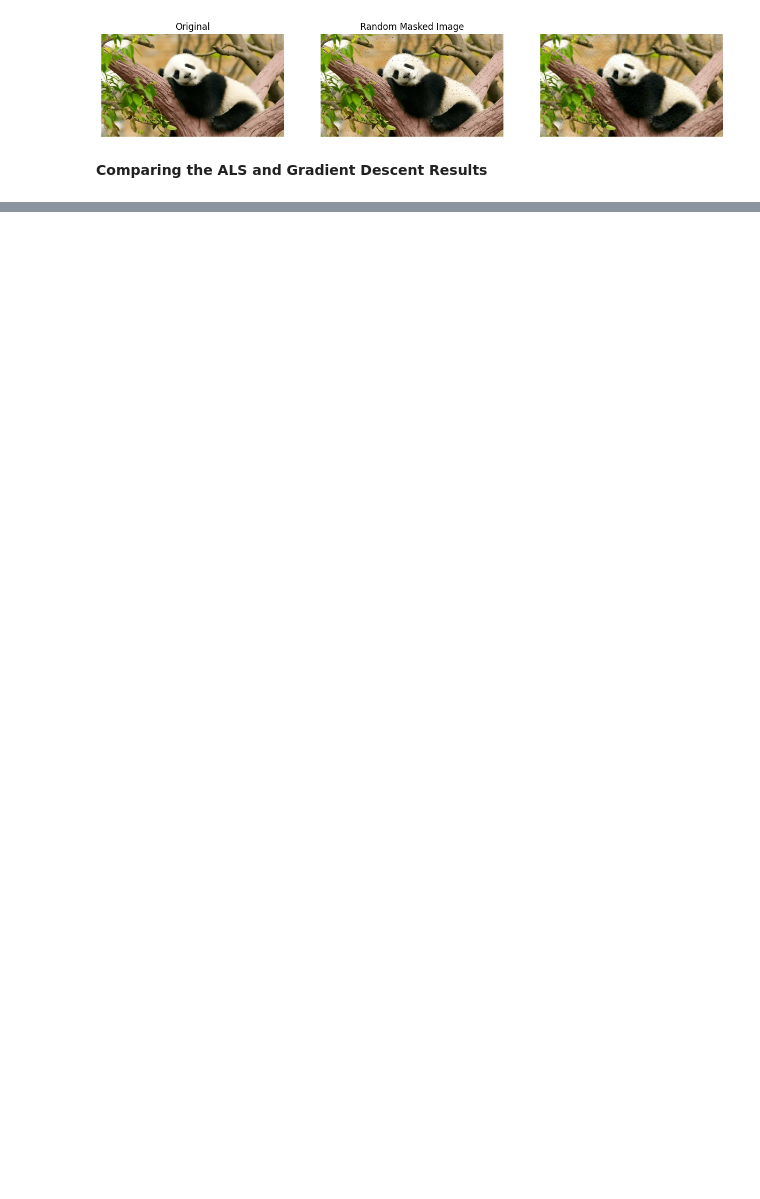
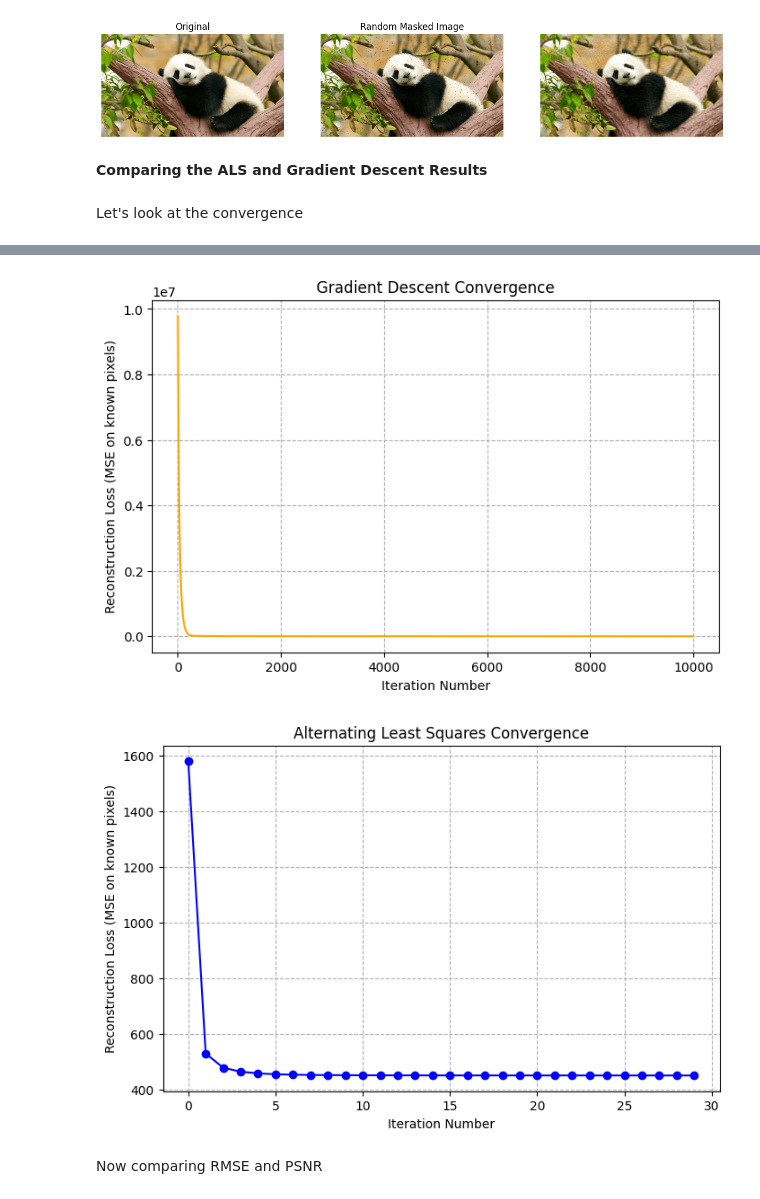
Before and after one commit to HarshJamgaonkar05/ES---335-ML-Assignment-2, a Jupyter notebook: Task 4/Image-Reconstruction.ipynb, the cells around one changed output, grey strips where cells are left out. Drawn from its saved outputs; the diff is of its cells as text; code cells hidden in the pictures; blank space fills up the shorter version.

```diff
--- a/Task 4/Image-Reconstruction.ipynb
+++ b/Task 4/Image-Reconstruction.ipynb
@@ -287,7 +292,9 @@ color_rec_block = []
 for c in range(C):
     X = color_img[c]
     rec = low_rank_reconstruction(X, block_mask, rank=rank, lr=0.01, num_iters=10000)
+    rec=rec[0]
     color_rec_block.append(rec)
+
 color_rec_block = torch.stack(color_rec_block, dim=0)
 
 plt.figure(figsize=(15,5))
@@ -341,6 +348,7 @@ color_rec_random = []
 for c in range(C):
     X = color_img[c]
     rec = low_rank_reconstruction(X, random_mask, rank=rank, lr=0.01, num_iters=10000)
+    rec = rec[0]
     color_rec_random.append(rec)
 color_rec_random = torch.stack(color_rec_random, dim=0)
 
@@ -526,3 +576,38 @@ Random Missing: RMSE=0.046434, PSNR=26.66 dB
 [figure]
 # %% [markdown]
 **Comparing the ALS and Gradient Descent Results**
+# %% [markdown]
+Let's look at the convergence
+# %%
+# using the first channel of the image as an example
+X_channel_0 = color_img[0]
+rank = 50
+
+# Run Gradient Descent and get loss history (using 2000 iterations for the example)
+_, gd_losses = low_rank_reconstruction(
+    X_channel_0, random_mask, rank=rank, lr=0.01, num_iters=10000
+)
+
+# Run ALS and get loss history
+_, als_losses = low_rank_reconstruction_als(
+    X_channel_0, random_mask, rank=rank, num_iters=30
+)
+
+# Gradient Descent plot
+plt.figure(figsize=(8, 5))
+plt.plot(gd_losses, color='orange')
+plt.title('Gradient Descent Convergence')
+plt.xlabel('Iteration Number')
+plt.ylabel('Reconstruction Loss (MSE on known pixels)')
+plt.grid(True, which="both", ls="--")
+plt.show()
+
+# ALS plot
+plt.figure(figsize=(8, 5))
+plt.plot(als_losses, color='blue', marker='o')
+plt.title('Alternating Least Squares Convergence')
+plt.xlabel('Iteration Number')
+plt.ylabel('Reconstruction Loss (MSE on known pixels)')
+plt.grid(True, which="both", ls="--")
+plt.show()
+# %% [output]
@@ -528,0 +631,4 @@ Random Missing: RMSE=0.046434, PSNR=26.66 dB
+[figure, added]
+[figure, added]
+# %% [markdown]
+Now comparing RMSE and PSNR
```
Also changed, not shown: parts of 10 cells of this notebook.
